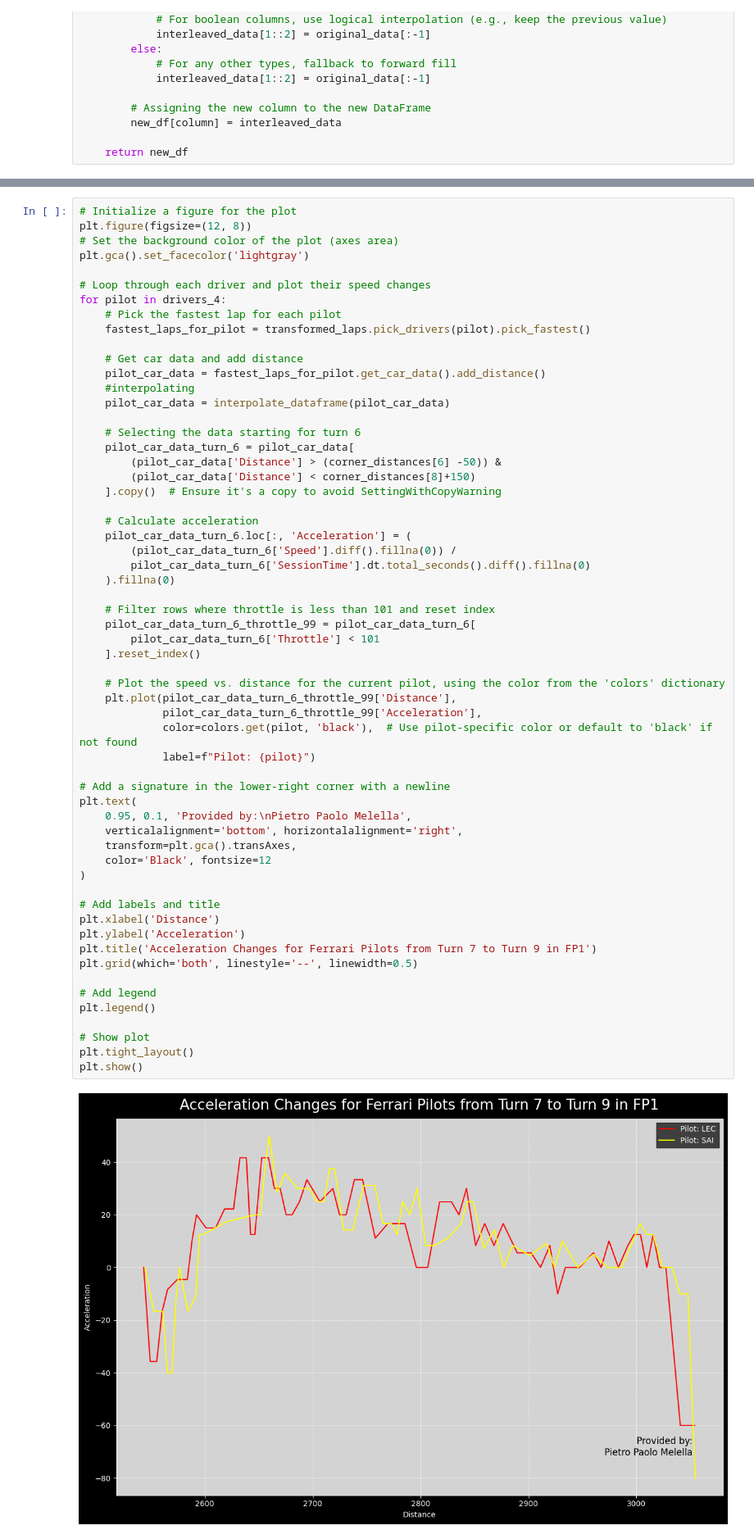
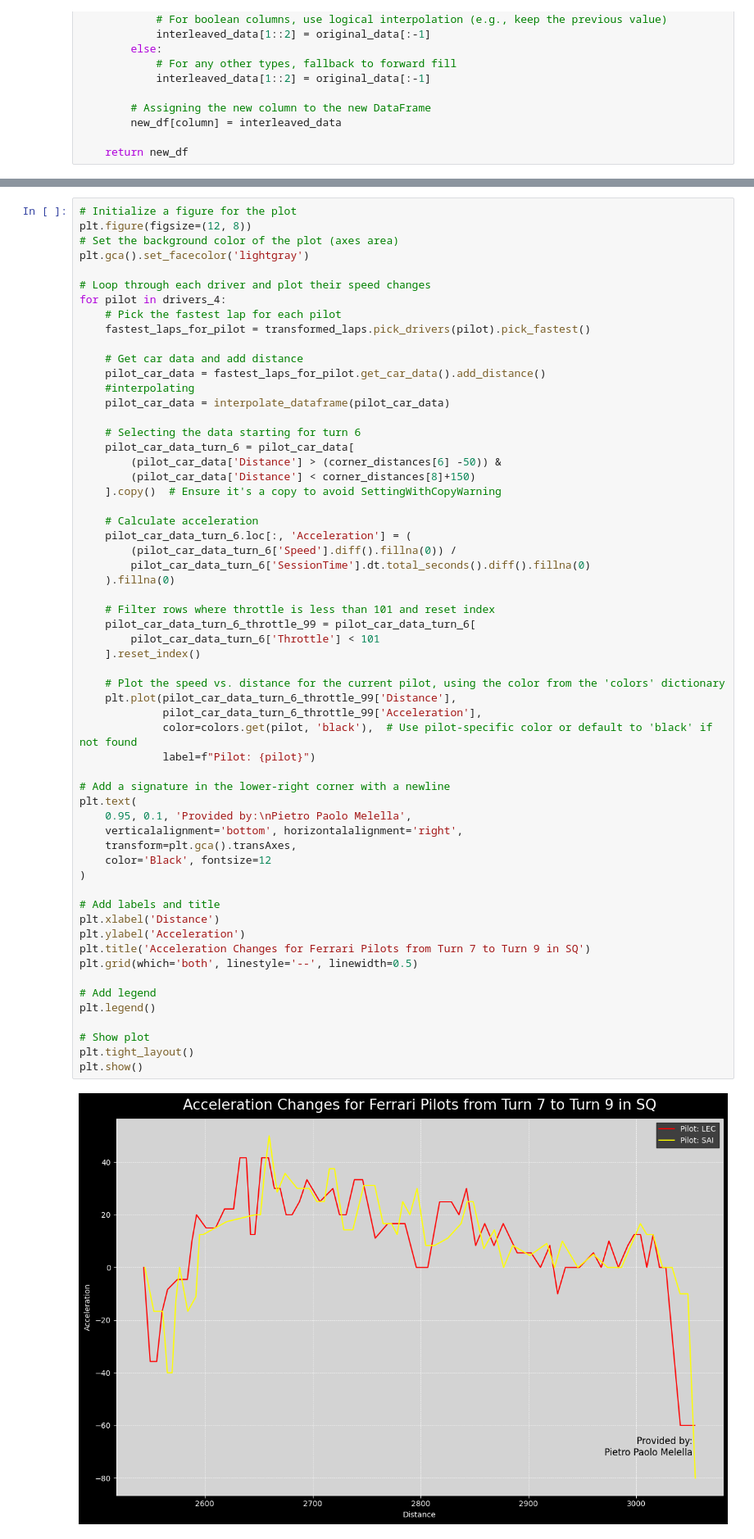
Before and after one commit to QuantumGhost98/F1, a Jupyter notebook: Qatar/Qatar_SQ.ipynb, the cells around one changed output, grey strips where cells are left out. Shown at 82% size. Saved outputs shown, nothing was run; the diff lists cells and outputs as text.

```diff
--- a/Qatar/Qatar_SQ.ipynb
+++ b/Qatar/Qatar_SQ.ipynb
@@ -311,35 +312,35 @@ for pilot in drivers_4:
     pilot_car_data_turn_6_throttle_99 = pilot_car_data_turn_6[
         pilot_car_data_turn_6['Throttle'] < 101
     ].reset_index()
 
     # Plot the speed vs. distance for the current pilot, using the color from the 'colors' dictionary
     plt.plot(pilot_car_data_turn_6_throttle_99['Distance'],
              pilot_car_data_turn_6_throttle_99['Acceleration'],
              color=colors.get(pilot, 'black'),  # Use pilot-specific color or default to 'black' if not found
              label=f"Pilot: {pilot}")
 
 # Add a signature in the lower-right corner with a newline
 plt.text(
     0.95, 0.1, 'Provided by:\nPietro Paolo Melella',
     verticalalignment='bottom', horizontalalignment='right',
     transform=plt.gca().transAxes,
     color='Black', fontsize=12
 )
 
 # Add labels and title
 plt.xlabel('Distance')
 plt.ylabel('Acceleration')
-plt.title('Acceleration Changes for Ferrari Pilots from Turn 7 to Turn 9 in FP1')
+plt.title('Acceleration Changes for Ferrari Pilots from Turn 7 to Turn 9 in SQ')
 plt.grid(which='both', linestyle='--', linewidth=0.5)
 
 # Add legend
 plt.legend()
 
 # Show plot
 plt.tight_layout()
 plt.show()
 # %% [output]
-[figure, old version]
+[figure, new version]
 # %%
 # Initialize a figure for the plot
 plt.figure(figsize=(12, 8))
```
Also changed, not shown: parts of 4 cells of this notebook.
